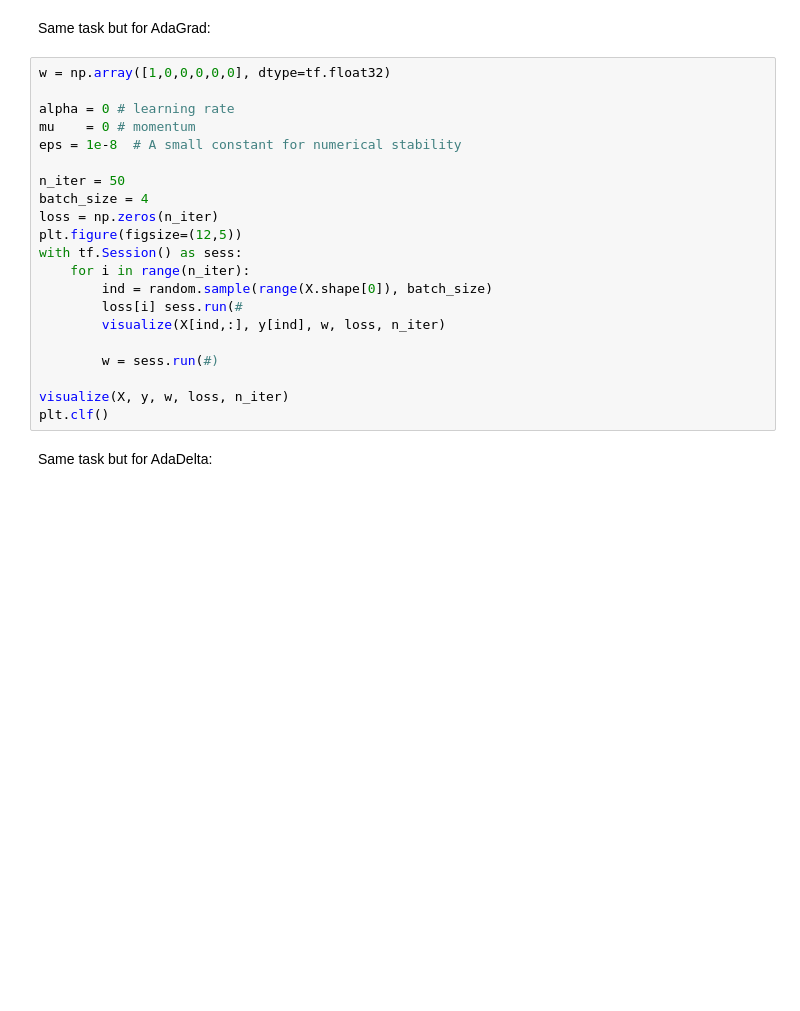
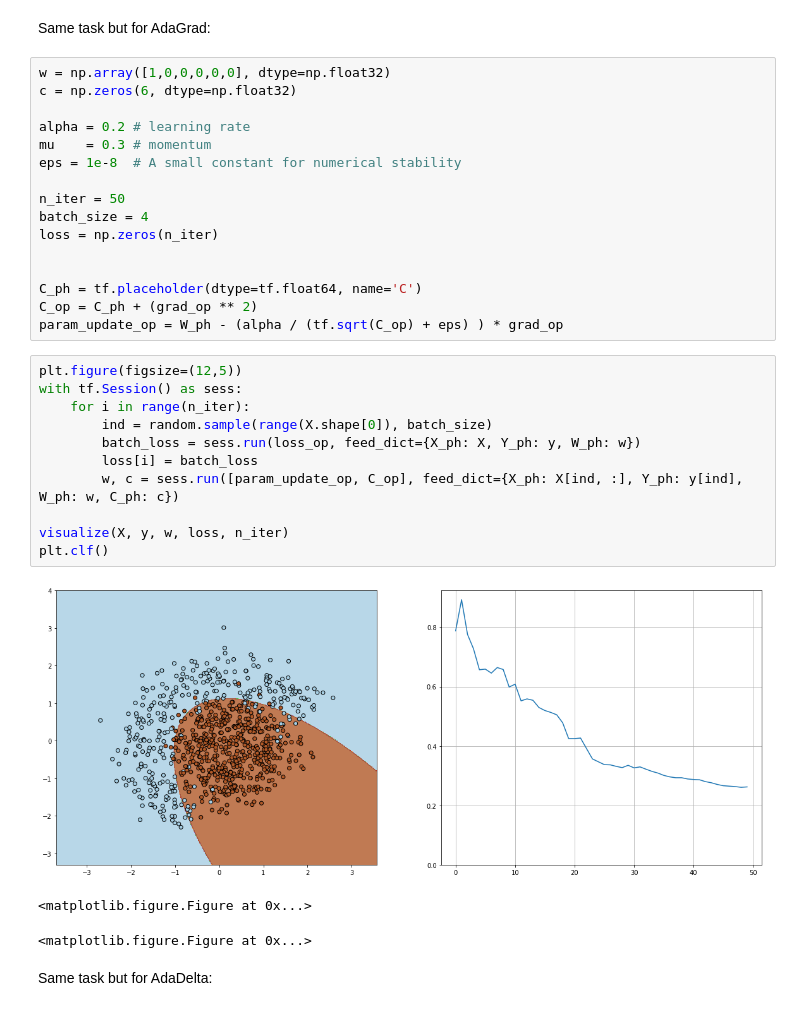
Before and after one commit to ekaterinaMaljutina/au_dl_course, a Jupyter notebook: seminar_2/task_1.ipynb, the cells around one changed output. Cells and saved outputs as stored; diff of their text form; blank space fills up the shorter version.

```diff
--- a/seminar_2/task_1.ipynb
+++ b/seminar_2/task_1.ipynb
@@ -193,25 +219,35 @@ plt.clf()
 # %% [markdown]
 Same task but for AdaGrad:
+# %%
+w = np.array([1,0,0,0,0,0], dtype=np.float32)
+c = np.zeros(6, dtype=np.float32)
+
+alpha = 0.2 # learning rate
+mu    = 0.3 # momentum
+eps = 1e-8  # A small constant for numerical stability
+
+n_iter = 50
+batch_size = 4
+loss = np.zeros(n_iter)
+
+
+C_ph = tf.placeholder(dtype=tf.float64, name='C')
+C_op = C_ph + (grad_op ** 2)
+param_update_op = W_ph - (alpha / (tf.sqrt(C_op) + eps) ) * grad_op
 # %%
-w = np.array([1,0,0,0,0,0], dtype=tf.float32)
-
-alpha = 0 # learning rate
-mu    = 0 # momentum
-eps = 1e-8  # A small constant for numerical stability
-
-n_iter = 50
-batch_size = 4
-loss = np.zeros(n_iter)
 plt.figure(figsize=(12,5))
 with tf.Session() as sess:
     for i in range(n_iter):
         ind = random.sample(range(X.shape[0]), batch_size)
-        loss[i] sess.run(#
-        visualize(X[ind,:], y[ind], w, loss, n_iter)
-
-        w = sess.run(#)
+        batch_loss = sess.run(loss_op, feed_dict={X_ph: X, Y_ph: y, W_ph: w})
+        loss[i] = batch_loss
+        w, c = sess.run([param_update_op, C_op], feed_dict={X_ph: X[ind, :], Y_ph: y[ind],  W_ph: w, C_ph: c})
 
 visualize(X, y, w, loss, n_iter)
 plt.clf()
+# %% [output]
+[figure, added]
+<matplotlib.figure.Figure at 0x...>
+<matplotlib.figure.Figure at 0x...>
 # %% [markdown]
 Same task but for AdaDelta:
```
Also changed, not shown: parts of 15 cells of this notebook.
